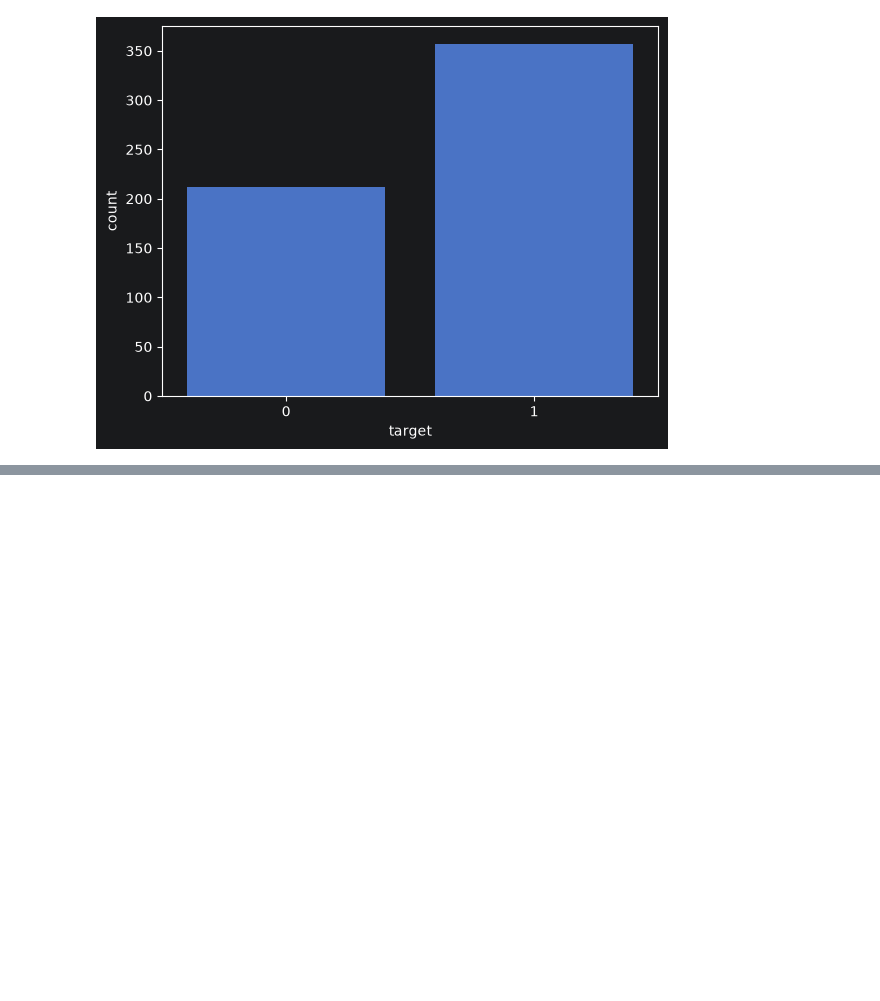
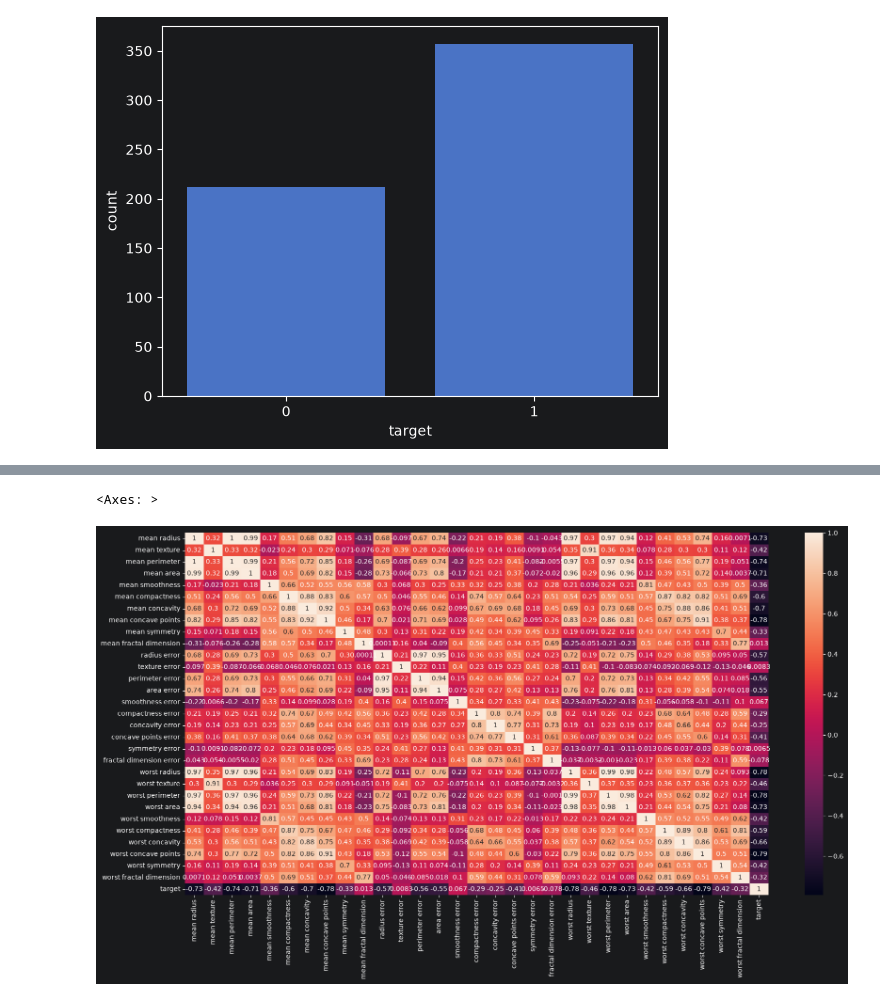
Before and after one commit to ahamedshaik16/pytorch-practice, a Jupyter notebook: notebooks/exploratory_data_analysis_4.ipynb, the cells around one changed output, grey strips where cells are left out. Cells and saved outputs as stored; diff of their text form; code cells hidden in the pictures; blank space fills up the shorter version.

```diff
--- a/notebooks/exploratory_data_analysis_4.ipynb
+++ b/notebooks/exploratory_data_analysis_4.ipynb
@@ -272,0 +289,6 @@ sns.countplot(x = cancer_df['target'])
+# %%
+plt.figure(figsize=(20,10))
+sns.heatmap(cancer_df.corr(), annot=True)
+# %% [output]
+<Axes: >
+[figure, added]
```
Also changed, not shown: parts of 22 cells of this notebook.
